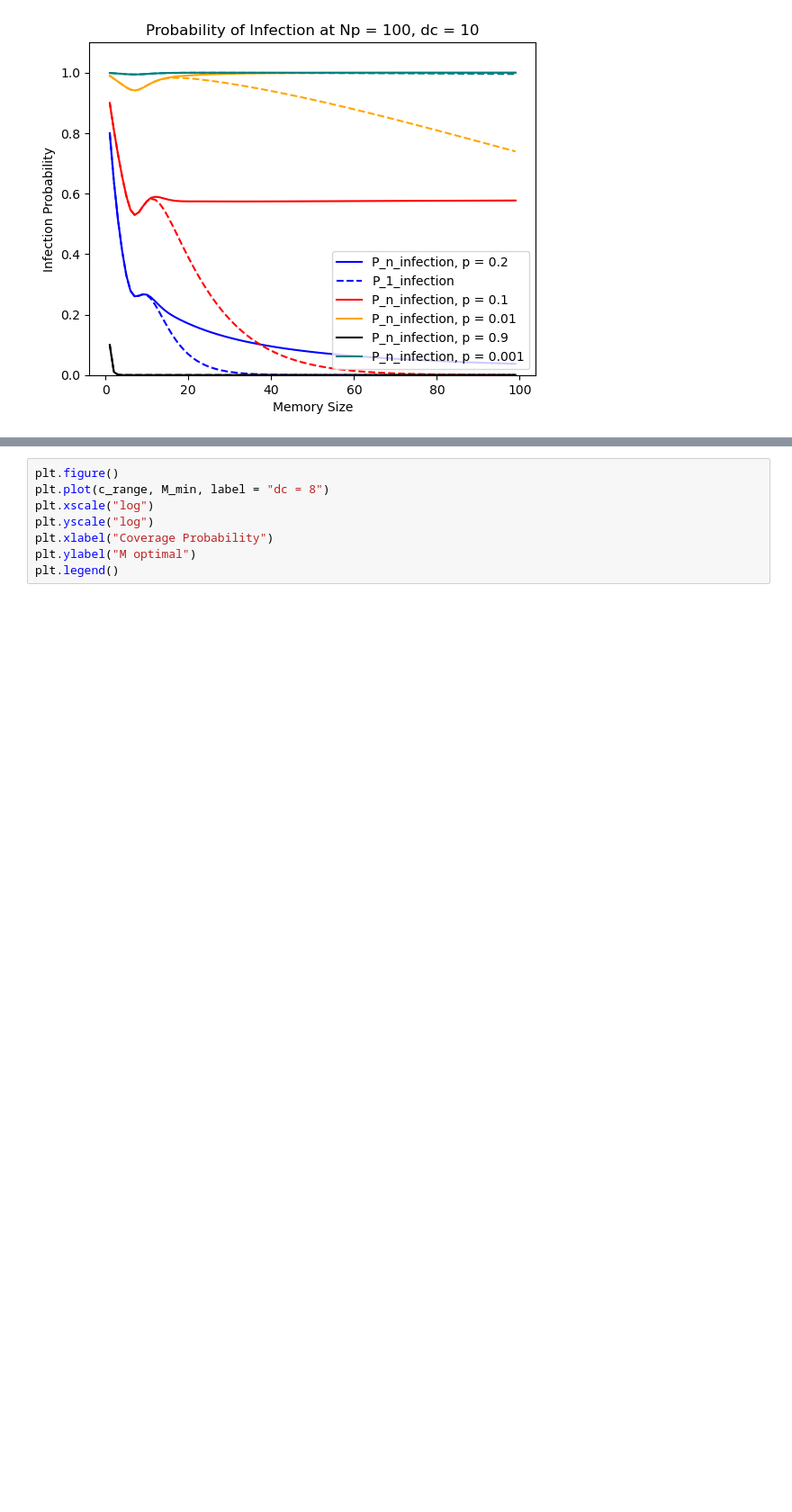
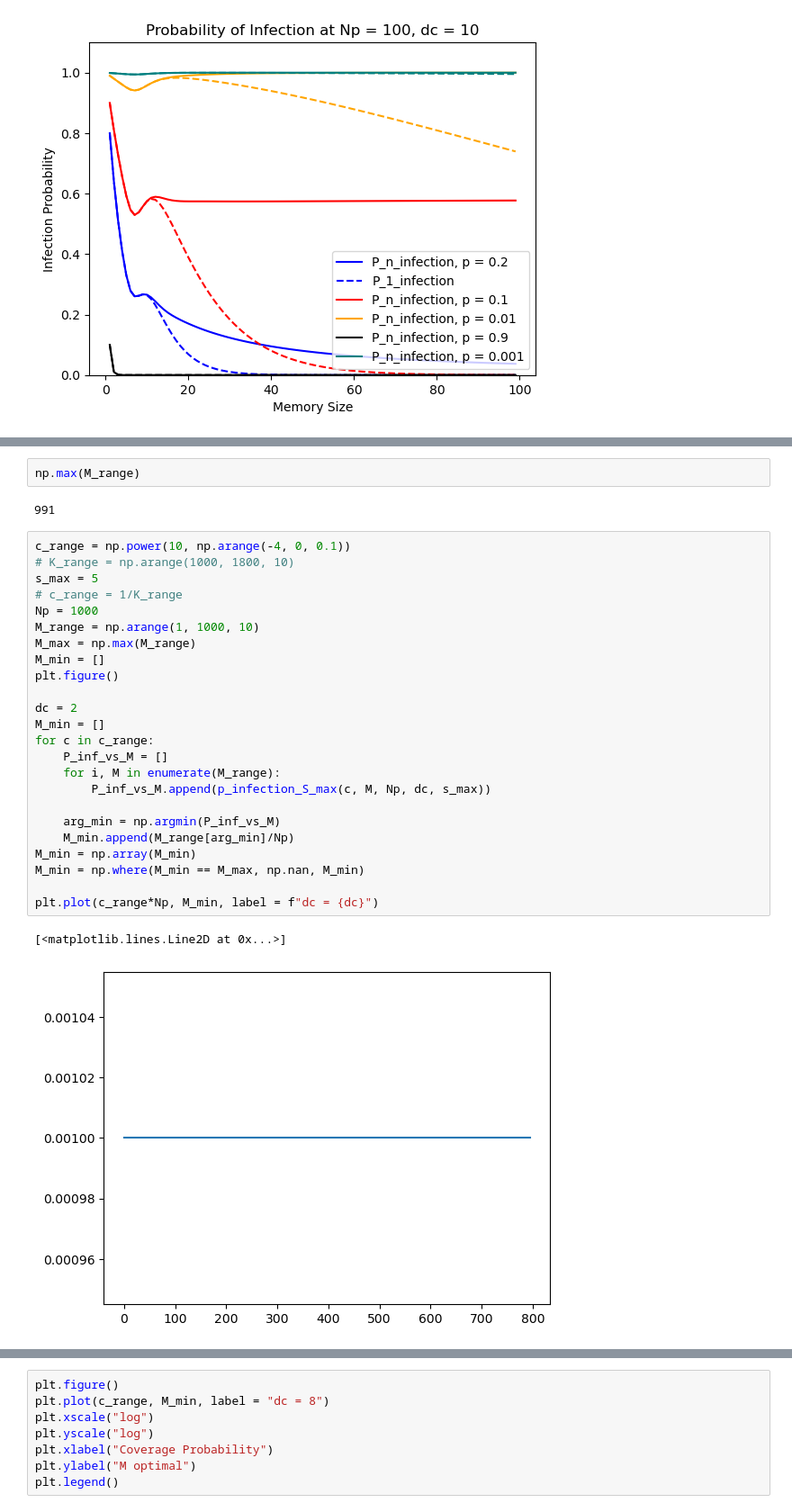
Before and after one commit to zhizhang1445/CRISPR_Sim, a Jupyter notebook: Unittest/initMethods.ipynb, the cells around one changed output, grey strips where cells are left out. Shown at 90% size. Drawn from its saved outputs; the diff is of its cells as text; blank space fills up the shorter version.

```diff
--- a/Unittest/initMethods.ipynb
+++ b/Unittest/initMethods.ipynb
@@ -246,0 +284,31 @@ Text(0, 0.5, 'Phage number')
+# %%
+np.max(M_range)
+# %% [output]
+991
+# %%
+c_range = np.power(10, np.arange(-4, 0, 0.1))
+# K_range = np.arange(1000, 1800, 10)
+s_max = 5
+# c_range = 1/K_range
+Np = 1000
+M_range = np.arange(1, 1000, 10)
+M_max = np.max(M_range)
+M_min = []
+plt.figure()
+
+dc = 2
+M_min = []
+for c in c_range:
+    P_inf_vs_M = []
+    for i, M in enumerate(M_range):
+        P_inf_vs_M.append(p_infection_S_max(c, M, Np, dc, s_max))
+
+    arg_min = np.argmin(P_inf_vs_M)
+    M_min.append(M_range[arg_min]/Np)
+M_min = np.array(M_min)
+M_min = np.where(M_min == M_max, np.nan, M_min)
+
+plt.plot(c_range*Np, M_min, label = f"dc = {dc}")
+# %% [output]
+[<matplotlib.lines.Line2D at 0x...>]
+[figure, added]
```
Also changed, not shown: parts of 10 cells of this notebook, 10 other files.
